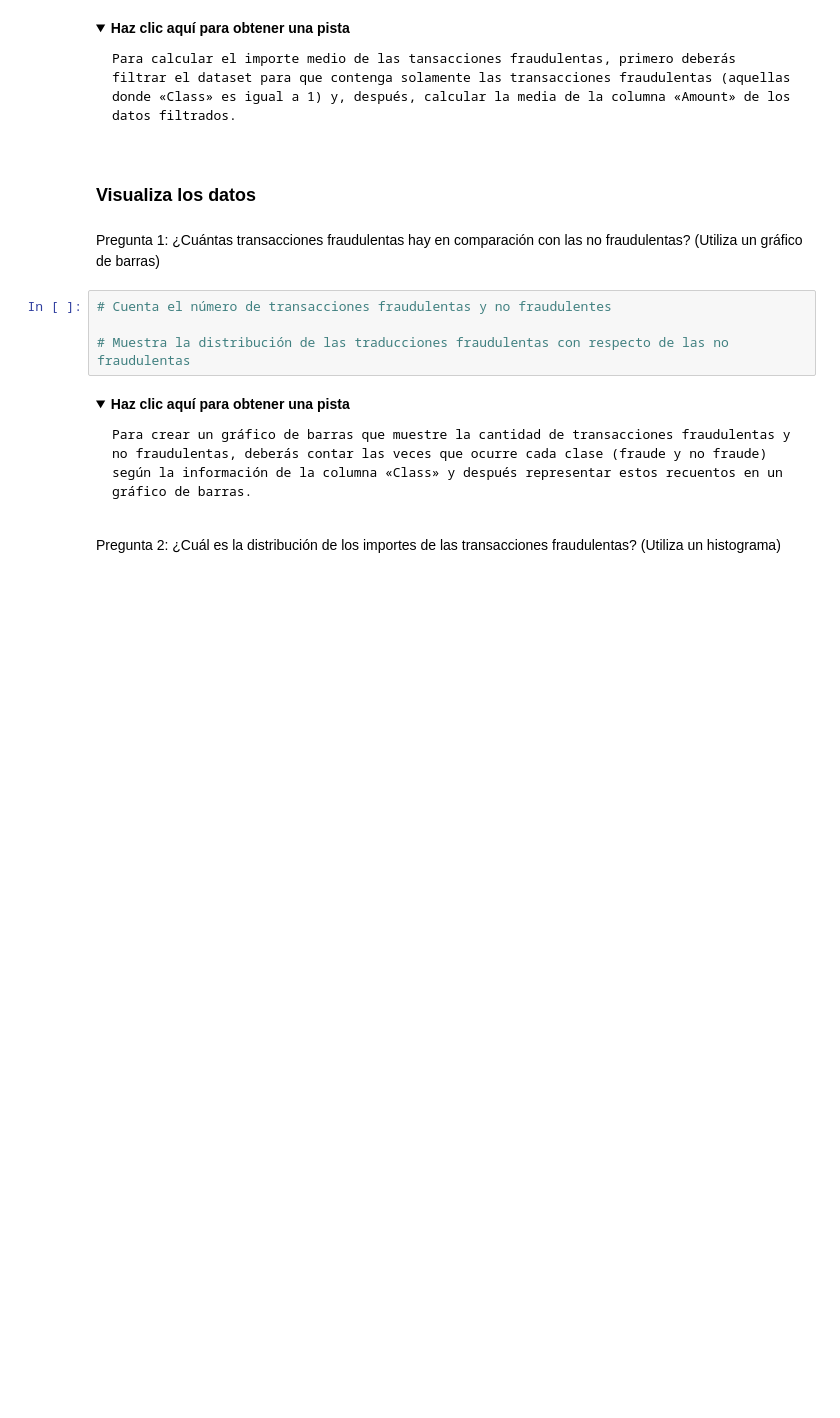
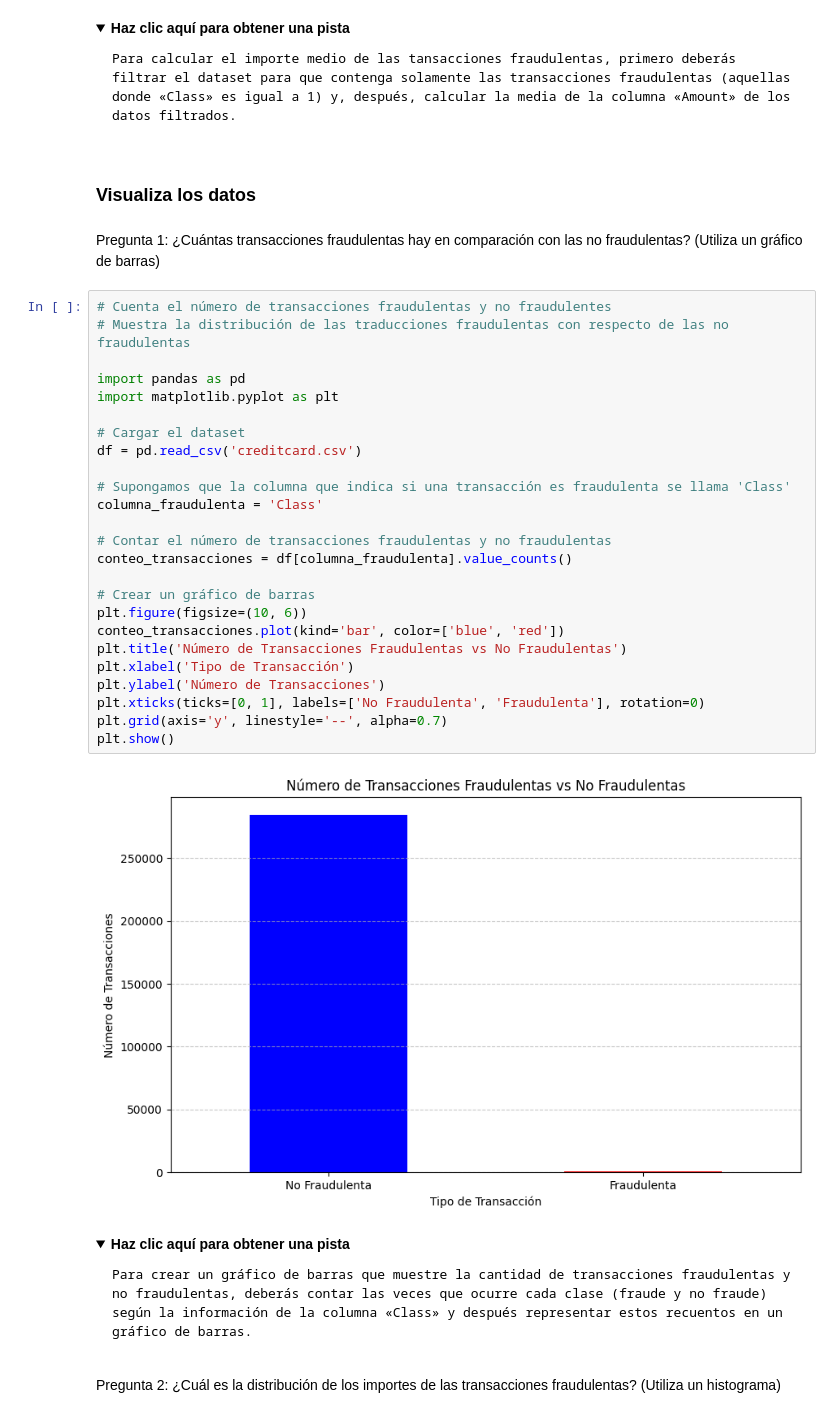
Before and after one commit to Nati274/NatiGitHub, a Jupyter notebook: Copia_de_Proyecto_final.ipynb, the cells around one changed output. Cells and saved outputs as stored; diff of their text form; folded sections open; blank space fills up the shorter version.

```diff
--- a/Copia_de_Proyecto_final.ipynb
+++ b/Copia_de_Proyecto_final.ipynb
@@ -161,10 +293,33 @@ Pregunta 2: ¿Cuál es el importe medio de las transacciones fraudulentas?
 # %% [markdown]
 
 Pregunta 1: ¿Cuántas transacciones fraudulentas hay en comparación con las no fraudulentas? (Utiliza un gráfico de barras)
-# %%
-# Cuenta el número de transacciones fraudulentas y no fraudulentes
-
-# Muestra la distribución de las traducciones fraudulentas con respecto de las no fraudulentas
+# %%
+# Cuenta el número de transacciones fraudulentas y no fraudulentes
+# Muestra la distribución de las traducciones fraudulentas con respecto de las no fraudulentas
+
+import pandas as pd
+import matplotlib.pyplot as plt
+
+# Cargar el dataset
+df = pd.read_csv('creditcard.csv')
+
+# Supongamos que la columna que indica si una transacción es fraudulenta se llama 'Class'
+columna_fraudulenta = 'Class'
+
+# Contar el número de transacciones fraudulentas y no fraudulentas
+conteo_transacciones = df[columna_fraudulenta].value_counts()
+
+# Crear un gráfico de barras
+plt.figure(figsize=(10, 6))
+conteo_transacciones.plot(kind='bar', color=['blue', 'red'])
+plt.title('Número de Transacciones Fraudulentas vs No Fraudulentas')
+plt.xlabel('Tipo de Transacción')
+plt.ylabel('Número de Transacciones')
+plt.xticks(ticks=[0, 1], labels=['No Fraudulenta', 'Fraudulenta'], rotation=0)
+plt.grid(axis='y', linestyle='--', alpha=0.7)
+plt.show()
+# %% [output]
+[figure, added]
 # %% [markdown]
 <details>
   <summary><b>Haz clic aquí para obtener una pista</b></summary>
```
Also changed, not shown: parts of 15 cells of this notebook.
